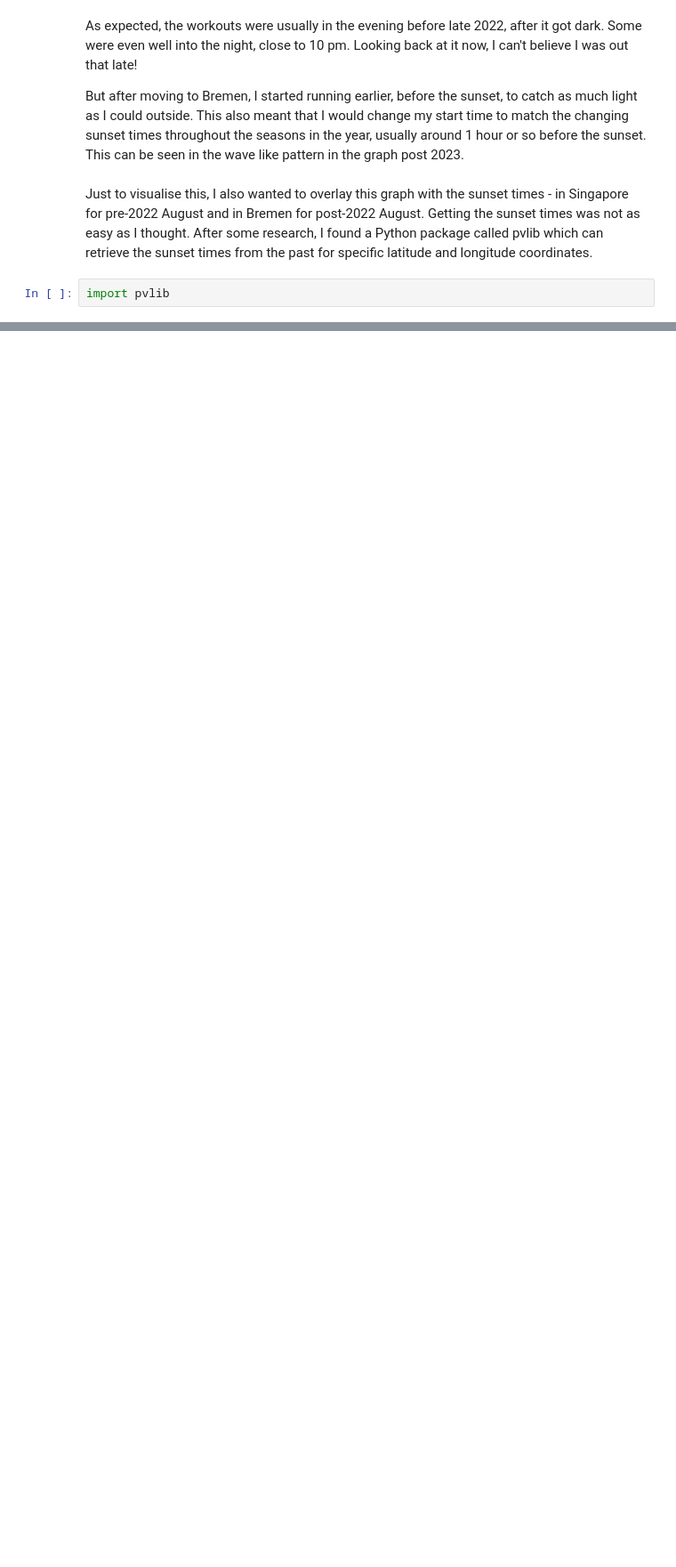
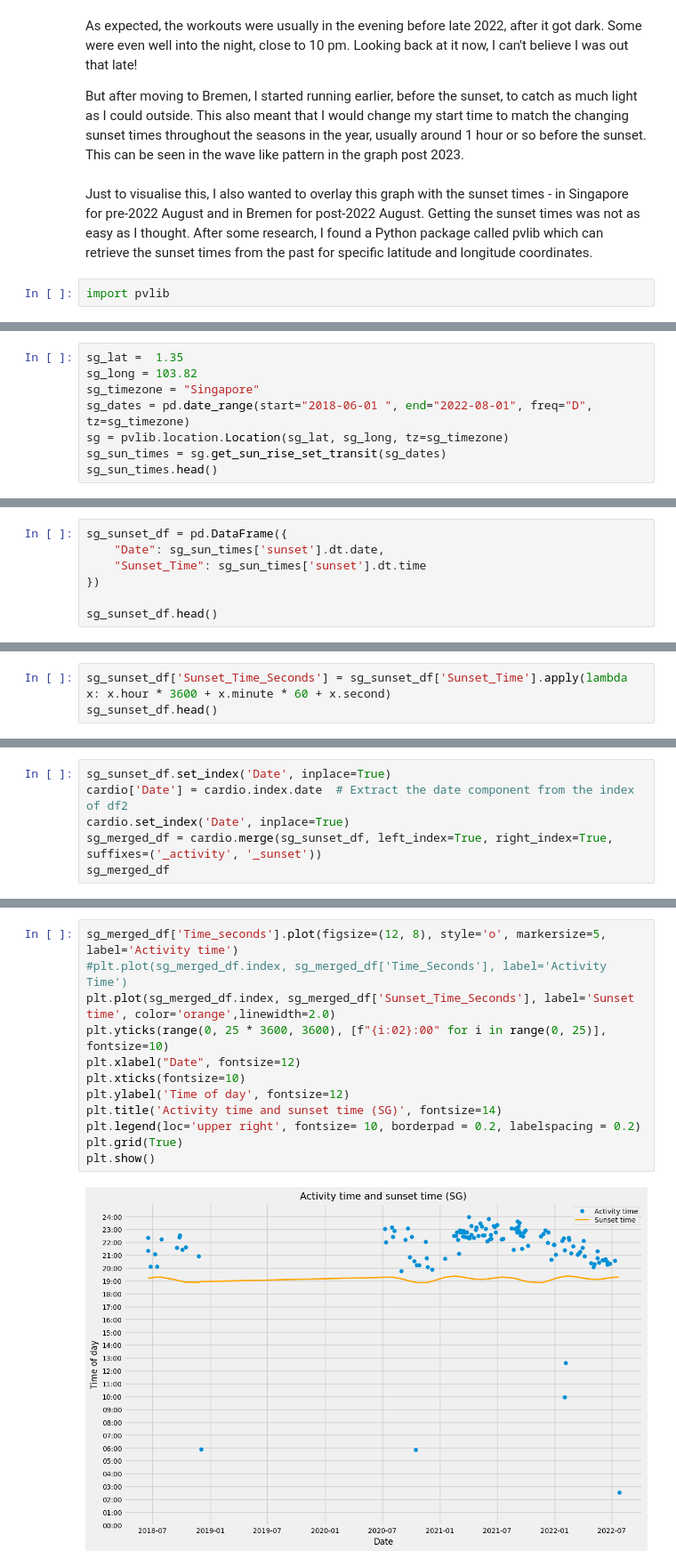
Before and after one commit to surajkarak/runkeeper_data_analysis, a Jupyter notebook: runkeeper_data.ipynb, the cells around one changed output, grey strips where cells are left out. Shown at 89% size. Cells and saved outputs as stored; diff of their text form; blank space fills up the shorter version.

```diff
--- a/runkeeper_data.ipynb
+++ b/runkeeper_data.ipynb
@@ -473,0 +487,8 @@ sg_timezone = "Singapore"
+# %%
+sg_lat =  1.35
+sg_long = 103.82
+sg_timezone = "Singapore"
+sg_dates = pd.date_range(start="2018-06-01 ", end="2022-08-01", freq="D", tz=sg_timezone)
+sg = pvlib.location.Location(sg_lat, sg_long, tz=sg_timezone)
+sg_sun_times = sg.get_sun_rise_set_transit(sg_dates)
+sg_sun_times.head()
@@ -473,0 +509,7 @@ sg_timezone = "Singapore"
+# %%
+sg_sunset_df = pd.DataFrame({
+    "Date": sg_sun_times['sunset'].dt.date,
+    "Sunset_Time": sg_sun_times['sunset'].dt.time
+})
+
+sg_sunset_df.head()
@@ -473,0 +532,3 @@ sg_timezone = "Singapore"
+# %%
+sg_sunset_df['Sunset_Time_Seconds'] = sg_sunset_df['Sunset_Time'].apply(lambda x: x.hour * 3600 + x.minute * 60 + x.second)
+sg_sunset_df.head()
@@ -473,0 +542,6 @@ sg_timezone = "Singapore"
+# %%
+sg_sunset_df.set_index('Date', inplace=True)
+cardio['Date'] = cardio.index.date  # Extract the date component from the index of df2
+cardio.set_index('Date', inplace=True)
+sg_merged_df = cardio.merge(sg_sunset_df, left_index=True, right_index=True, suffixes=('_activity', '_sunset'))
+sg_merged_df
@@ -473,0 +563,14 @@ sg_timezone = "Singapore"
+# %%
+sg_merged_df['Time_seconds'].plot(figsize=(12, 8), style='o', markersize=5, label='Activity time')
+#plt.plot(sg_merged_df.index, sg_merged_df['Time_Seconds'], label='Activity Time')
+plt.plot(sg_merged_df.index, sg_merged_df['Sunset_Time_Seconds'], label='Sunset time', color='orange',linewidth=2.0)
+plt.yticks(range(0, 25 * 3600, 3600), [f"{i:02}:00" for i in range(0, 25)], fontsize=10)
+plt.xlabel("Date", fontsize=12)
+plt.xticks(fontsize=10)
+plt.ylabel('Time of day', fontsize=12)
+plt.title('Activity time and sunset time (SG)', fontsize=14)
+plt.legend(loc='upper right', fontsize= 10, borderpad = 0.2, labelspacing = 0.2)
+plt.grid(True)
+plt.show()
+# %% [output]
+[figure, added]
```
Also changed, not shown: parts of 14 cells of this notebook.
